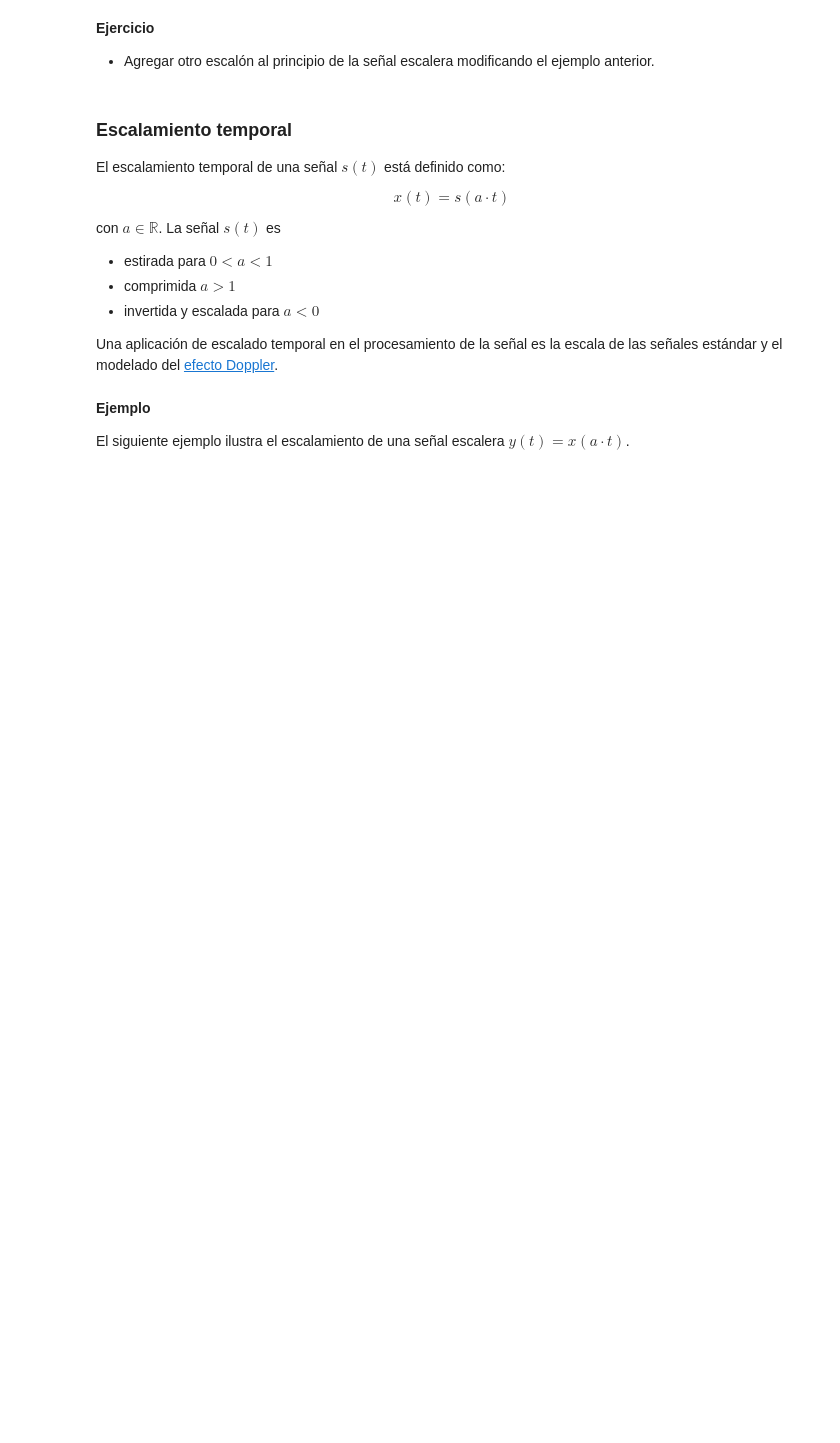
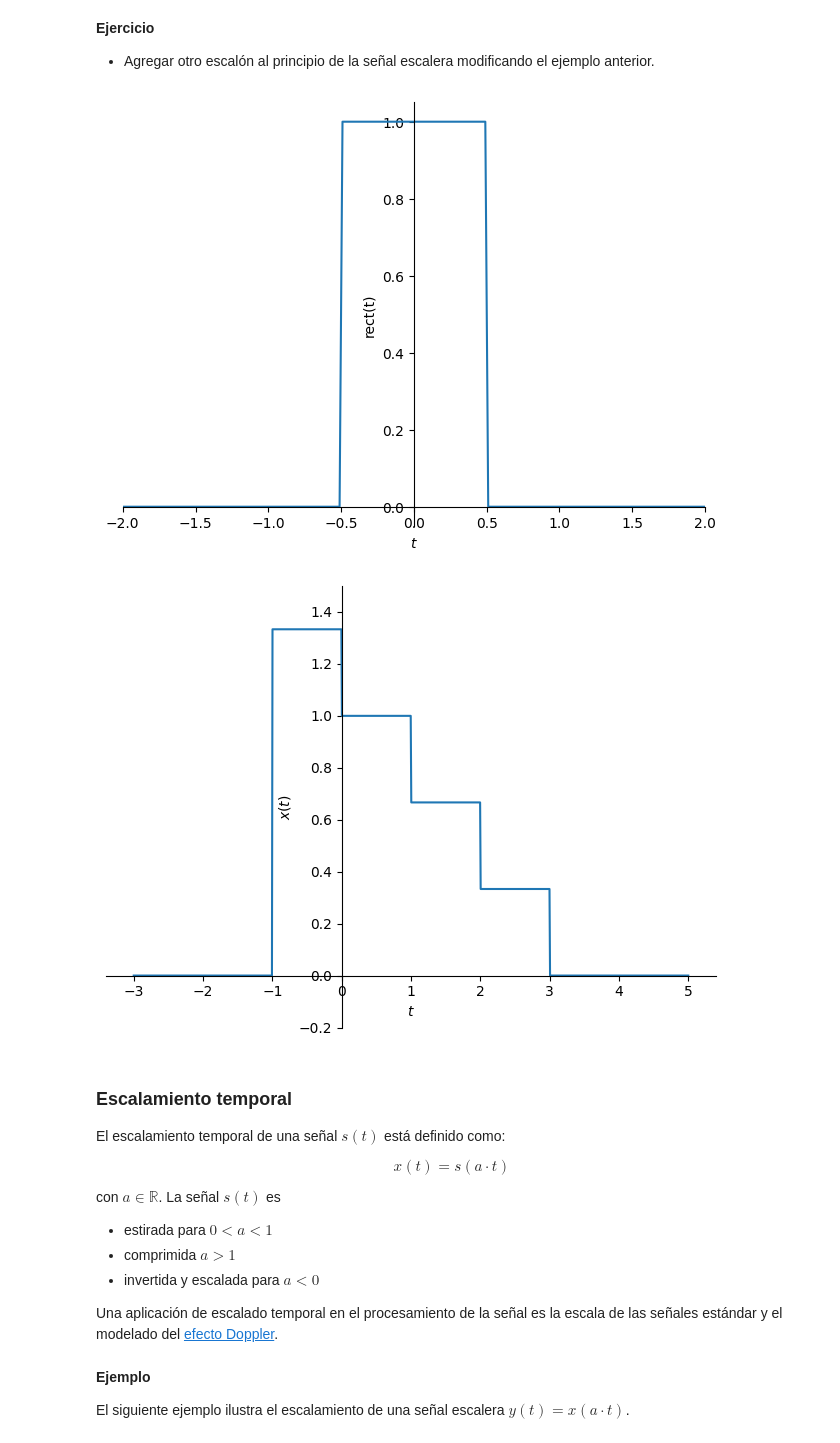
Before and after one commit to laduqueo/Senales_y_Sistemas, a Jupyter notebook: cuaderno_3.ipynb, the cells around one changed output. Cells and saved outputs as stored; diff of their text form; code cells hidden in the pictures; blank space fills up the shorter version.

```diff
--- a/cuaderno_3.ipynb
+++ b/cuaderno_3.ipynb
@@ -72,6 +74,15 @@ sym.plot(x, (t, -1, 5), ylim=[-0.2, 1.2], ylabel='$x(t)$');
 **Ejercicio**
 
 * Agregar otro escalón al principio de la señal escalera modificando el ejemplo anterior.
+# %%
+rect = sym.Heaviside(t + 0.5) - sym.Heaviside(t - 0.5)
+sym.plot(rect, xlim=[-2,2], ylabel = r'rect(t)')
+#los rect desplazados se acoplan con escalamientos diferentes
+x = 4/3*rect.subs(t, t+1/2) + 3/3*rect.subs(t, t-1/2) + 2/3*rect.subs(t, t-3/2) +1/3*rect.subs(t, t-5/2)
+sym.plot(x, (t, -3, 5), ylim=[-0.2, 1.5], ylabel='$x(t)$');
+# %% [output]
+[figure, added]
+[figure, added]
 # %% [markdown]
 ### Escalamiento temporal
 
```
Also changed, not shown: parts of 12 cells of this notebook.
